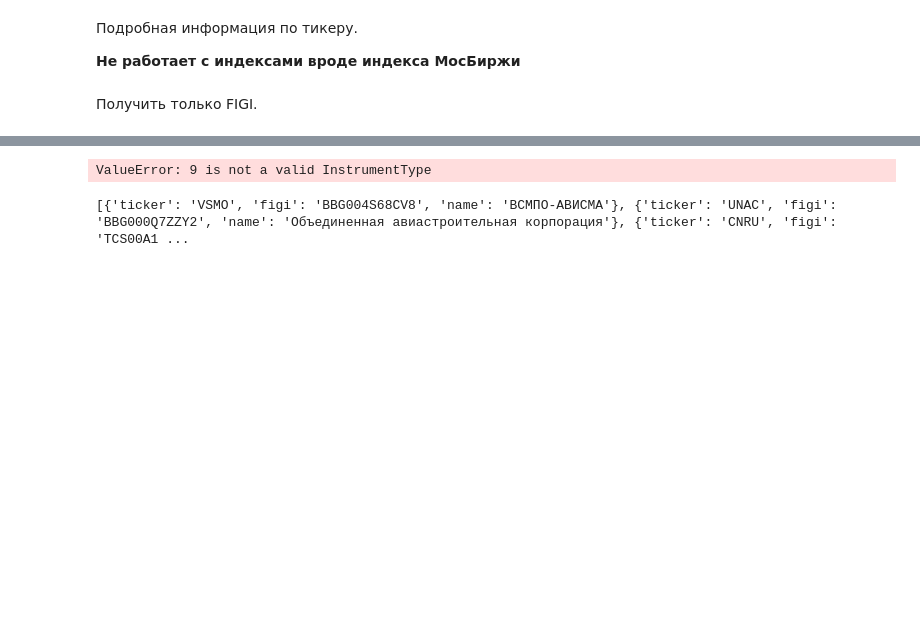
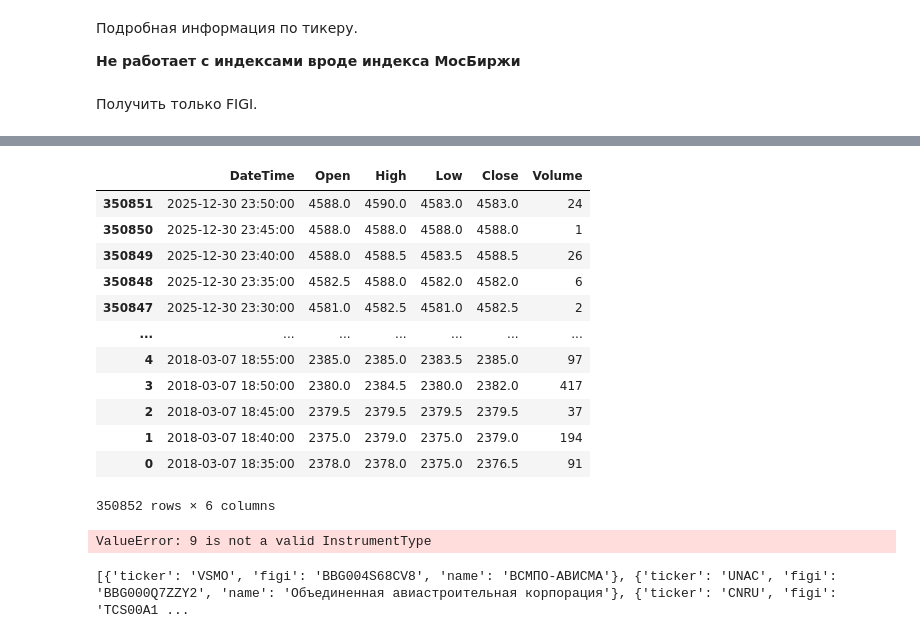
Before and after one commit to JayRox73/Deep_Learning_Trading_Strategy_for_Russian_Stock_Market, a Jupyter notebook: dataset_formation.ipynb, the cells around one changed output, grey strips where cells are left out. Saved outputs shown, nothing was run; the diff lists cells and outputs as text; code cells hidden in the pictures; blank space fills up the shorter version.

```diff
--- a/dataset_formation.ipynb
+++ b/dataset_formation.ipynb
@@ -406,7 +406,7 @@ def fill_time_gaps(df: pd.DataFrame, interval_name: str = "5min") -> pd.DataFram
 
     return df.reset_index()
 # %%
-df_SBER = get_candles_data("SBER", start_date=datetime(2015, 1, 1))
-df_SBER = fill_time_gaps(df_SBER)
-df_SBER = clean_market_data(df_SBER)
+get_candles_data("YDEX", start_date=datetime(2015, 1, 1), end_date=datetime(2025, 12, 31))
+# df_SBER = fill_time_gaps(df_SBER)
+# df_SBER = clean_market_data(df_SBER)
 # %% [output]
@@ -415 +415,14 @@ df_SBER = clean_market_data(df_SBER)
+|  | DateTime | Open | High | Low | Close | Volume |
+| 350851 | 2025-12-30 23:50:00 | 4588.0 | 4590.0 | 4583.0 | 4583.0 | 24 |
+| 350850 | 2025-12-30 23:45:00 | 4588.0 | 4588.0 | 4588.0 | 4588.0 | 1 |
+| 350849 | 2025-12-30 23:40:00 | 4588.0 | 4588.5 | 4583.5 | 4588.5 | 26 |
+| 350848 | 2025-12-30 23:35:00 | 4582.5 | 4588.0 | 4582.0 | 4582.0 | 6 |
+| 350847 | 2025-12-30 23:30:00 | 4581.0 | 4582.5 | 4581.0 | 4582.5 | 2 |
+| ... | ... | ... | ... | ... | ... | ... |
+| 4 | 2018-03-07 18:55:00 | 2385.0 | 2385.0 | 2383.5 | 2385.0 | 97 |
+| 3 | 2018-03-07 18:50:00 | 2380.0 | 2384.5 | 2380.0 | 2382.0 | 417 |
+| 2 | 2018-03-07 18:45:00 | 2379.5 | 2379.5 | 2379.5 | 2379.5 | 37 |
+| 1 | 2018-03-07 18:40:00 | 2375.0 | 2379.0 | 2375.0 | 2379.0 | 194 |
+| 0 | 2018-03-07 18:35:00 | 2378.0 | 2378.0 | 2375.0 | 2376.5 | 91 |
+350852 rows × 6 columns
 # %%
```
Also changed, not shown: parts of 4 cells of this notebook, 5 other files.
